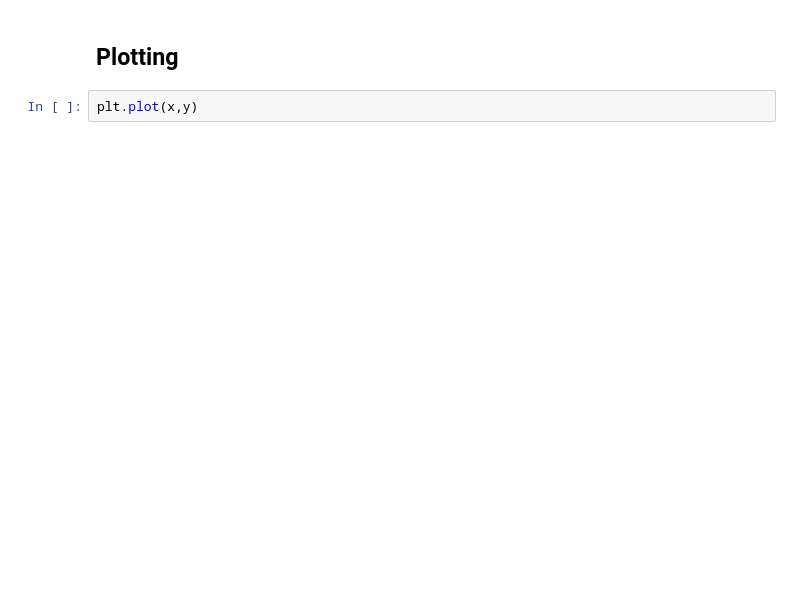
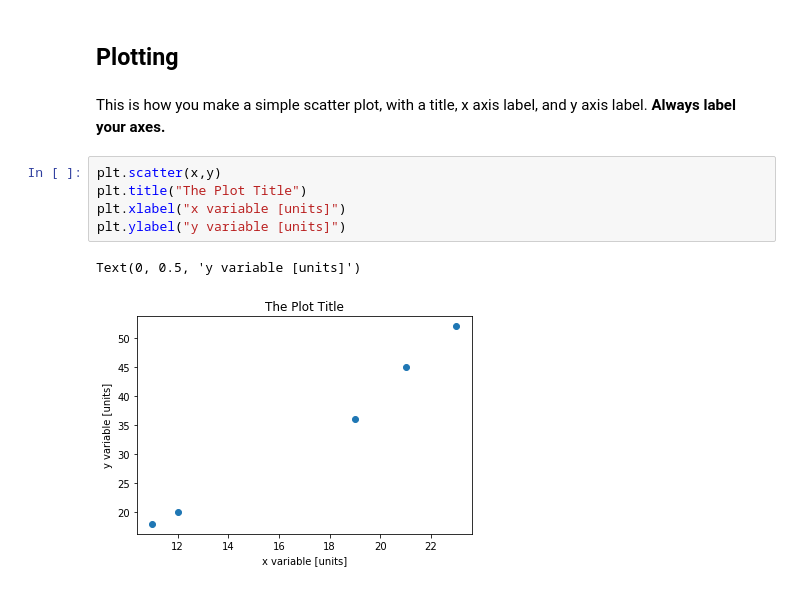
Before and after one commit to jhugon/s20_420_python, a Jupyter notebook: Tutorial1.ipynb, the cells around one changed output. Drawn from its saved outputs; the diff is of its cells as text; blank space fills up the shorter version.

Commit message:
Update Tutorial1.ipynb
Got it working now on Windows/Anaconda laptop. Also added a pretty good range of plotting.

```diff
--- a/Tutorial1.ipynb
+++ b/Tutorial1.ipynb
@@ -80,5 +113,13 @@ np.corrcoef(x,y) # this is the correlation coefficient matrix 0 means uncorrelat
 # %% [markdown]
 Plotting
 ---------
-# %%
-plt.plot(x,y)
+# %% [markdown]
+This is how you make a simple scatter plot, with a title, x axis label, and y axis label. **Always label your axes.**
+# %%
+plt.scatter(x,y)
+plt.title("The Plot Title")
+plt.xlabel("x variable [units]")
+plt.ylabel("y variable [units]")
+# %% [output]
+Text(0, 0.5, 'y variable [units]')
+[figure, added]
```
Also changed, not shown: parts of 24 cells of this notebook.
